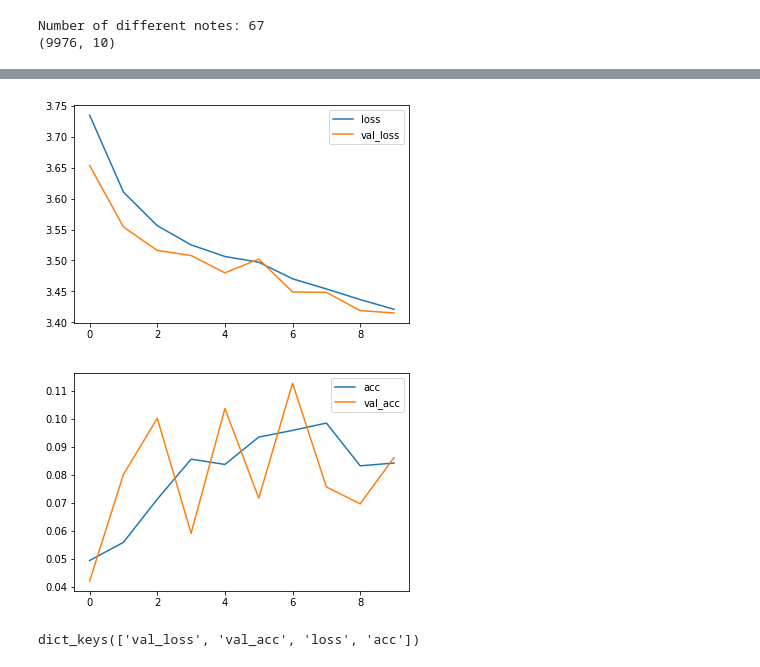
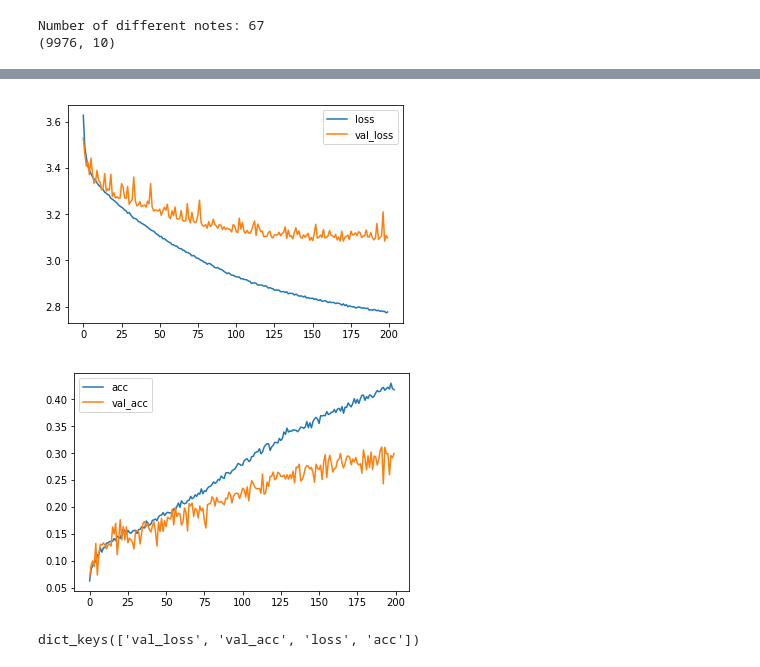
Before and after one commit to GraceJohnson/cs229-final-project, a Jupyter notebook: LSTM.ipynb, the cells around one changed output, grey strips where cells are left out. Drawn from its saved outputs; the diff is of its cells as text; code cells hidden in the pictures.

```diff
--- a/LSTM.ipynb
+++ b/LSTM.ipynb
@@ -121,19 +121,19 @@ class live_plot(callbacks.Callback):
 # %%
 filepath = "./weights/2LSTM-{epoch:02d}-{loss:.4f}.hdf5"
 checkpoint = ModelCheckpoint(
     filepath, monitor='loss',
     verbose=0,
     save_best_only=True,
     mode='min'
 )
 
 plot = live_plot()
 
 callbacks_list = [checkpoint, plot]
-fit_data = model.fit(X.reshape(9976, 10,1), Y, validation_split=0.20,epochs=10, batch_size=64, callbacks=callbacks_list)
+fit_data = model.fit(X.reshape(9976, 10,1), Y, validation_split=0.20,epochs=200, batch_size=64, callbacks=callbacks_list)
 # %% [output]
-[figure, old version]
+[figure, new version]
-[figure, old version]
+[figure, new version]
 # %%
 import matplotlib.pyplot as plt
 
```
Also changed, not shown: parts of 1 cell of this notebook.
